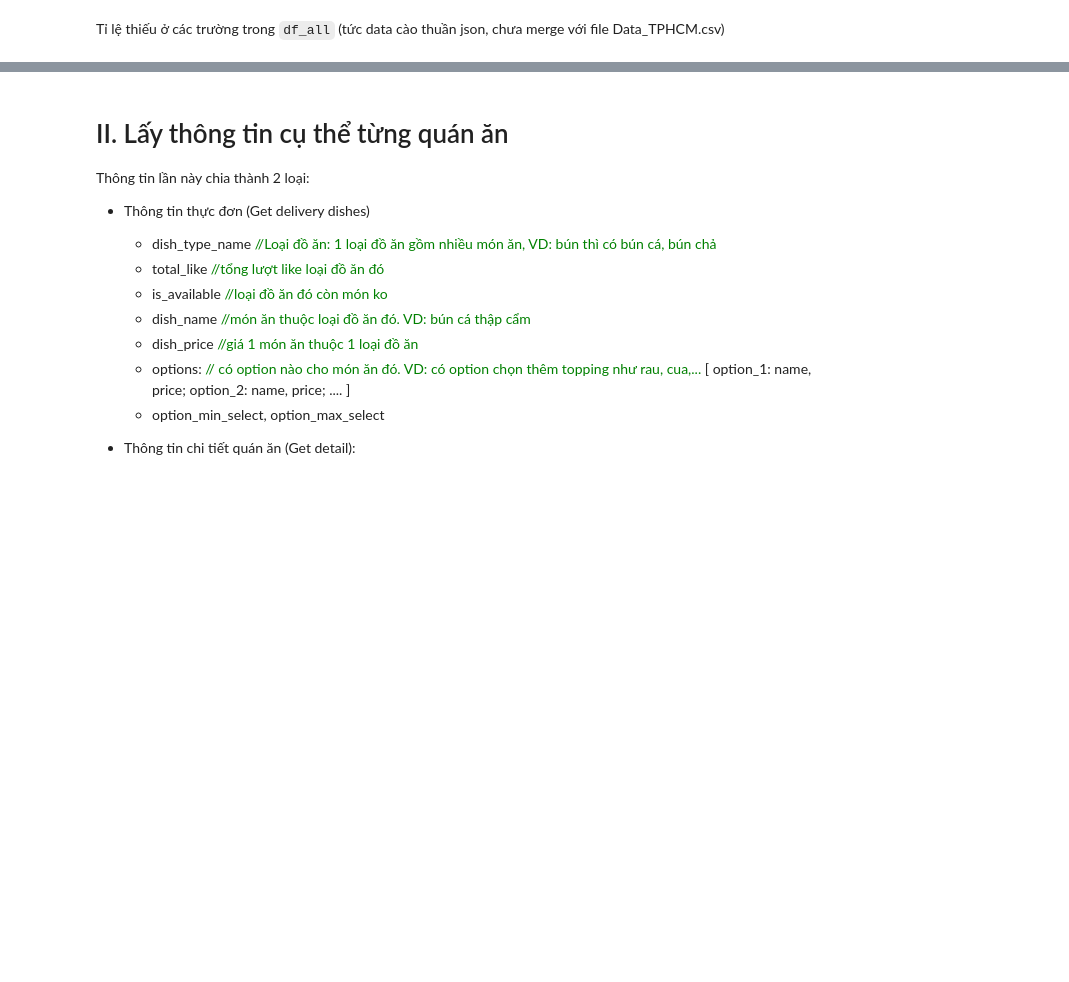
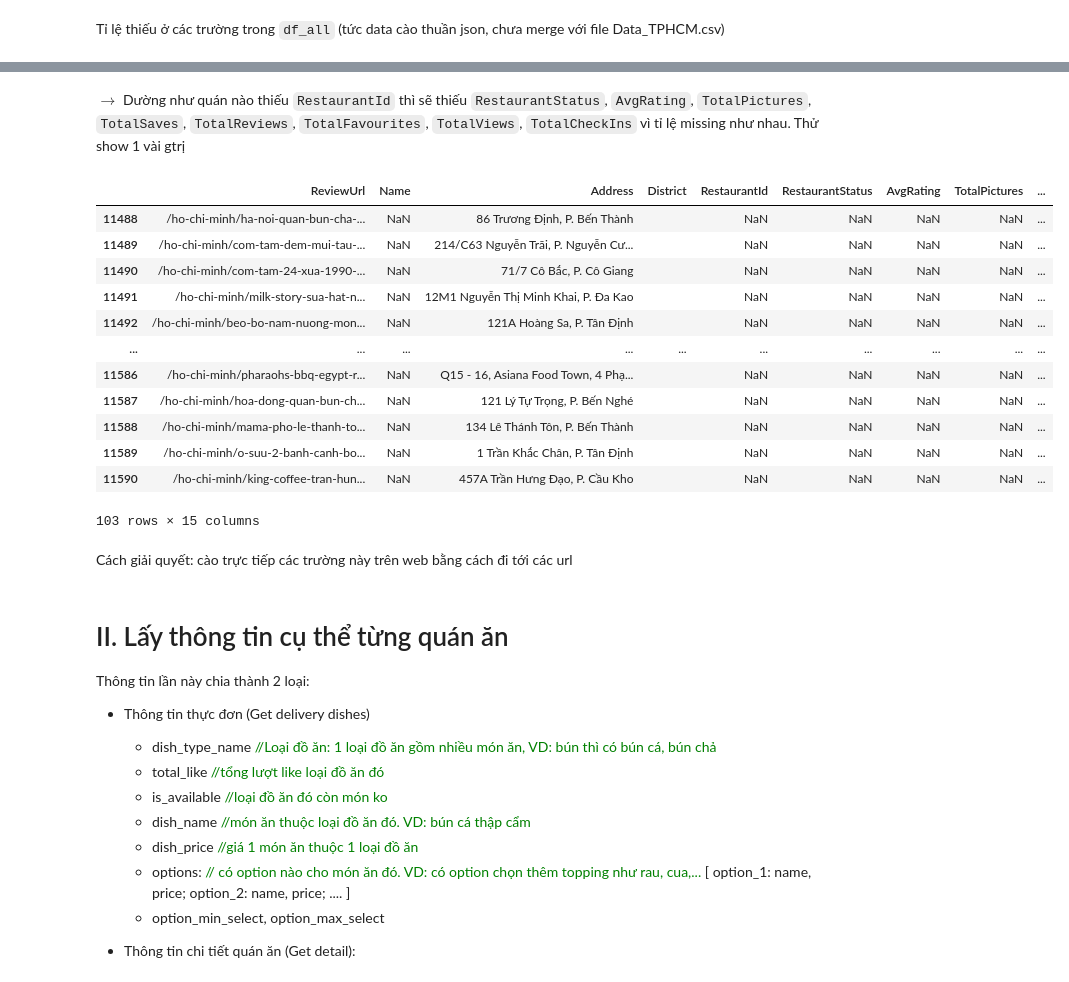
Before and after one commit to InventN/foody_API_data, a Jupyter notebook: crawl_data_api.ipynb, the cells around one changed output, grey strips where cells are left out. Drawn from its saved outputs; the diff is of its cells as text; code cells hidden in the pictures; blank space fills up the shorter version.

```diff
--- a/crawl_data_api.ipynb
+++ b/crawl_data_api.ipynb
@@ -157,6 +213,5 @@ SL data trùng RestaurantId: 1
 # %% [markdown]
 Tỉ lệ thiếu ở các trường trong `df_all` (tức data cào thuần json, chưa merge với file Data_TPHCM.csv)
 # %%
-df_all =
 df_all.dtypes
 # %% [output]
@@ -168,3 +246,23 @@ def missing_ratio(s):
+# %% [markdown]
+$\to$ Dường như quán nào thiếu `RestaurantId` thì sẽ thiếu `RestaurantStatus`, `AvgRating`, `TotalPictures`, `TotalSaves`, `TotalReviews`, `TotalFavourites`, `TotalViews`, `TotalCheckIns`	vì tỉ lệ missing như nhau. Thử show 1 vài gtrị
+# %%
+df_all[df_all['RestaurantId'].isna()]
+# %% [output]
+|  | ReviewUrl | Name | Address | District | RestaurantId | RestaurantStatus | AvgRating | TotalPictures | ... |
+| 11488 | /ho-chi-minh/ha-noi-quan-bun-cha-... | NaN | 86 Trương Định, P. Bến Thành |  | NaN | NaN | NaN | NaN | ... |
+| 11489 | /ho-chi-minh/com-tam-dem-mui-tau-... | NaN | 214/C63 Nguyễn Trãi, P. Nguyễn Cư... |  | NaN | NaN | NaN | NaN | ... |
+| 11490 | /ho-chi-minh/com-tam-24-xua-1990-... | NaN | 71/7 Cô Bắc, P. Cô Giang |  | NaN | NaN | NaN | NaN | ... |
+| 11491 | /ho-chi-minh/milk-story-sua-hat-n... | NaN | 12M1 Nguyễn Thị Minh Khai, P. Đa Kao |  | NaN | NaN | NaN | NaN | ... |
+| 11492 | /ho-chi-minh/beo-bo-nam-nuong-mon... | NaN | 121A Hoàng Sa, P. Tân Định |  | NaN | NaN | NaN | NaN | ... |
+| ... | ... | ... | ... | ... | ... | ... | ... | ... | ... |
+| 11586 | /ho-chi-minh/pharaohs-bbq-egypt-r... | NaN | Q15 - 16, Asiana Food Town, 4 Phạ... |  | NaN | NaN | NaN | NaN | ... |
+| 11587 | /ho-chi-minh/hoa-dong-quan-bun-ch... | NaN | 121 Lý Tự Trọng, P. Bến Nghé |  | NaN | NaN | NaN | NaN | ... |
+| 11588 | /ho-chi-minh/mama-pho-le-thanh-to... | NaN | 134 Lê Thánh Tôn, P. Bến Thành |  | NaN | NaN | NaN | NaN | ... |
+| 11589 | /ho-chi-minh/o-suu-2-banh-canh-bo... | NaN | 1 Trần Khắc Chân, P. Tân Định |  | NaN | NaN | NaN | NaN | ... |
+| 11590 | /ho-chi-minh/king-coffee-tran-hun... | NaN | 457A Trần Hưng Đạo, P. Cầu Kho |  | NaN | NaN | NaN | NaN | ... |
+103 rows × 15 columns
+# %% [markdown]
+Cách giải quyết: cào trực tiếp các trường này trên web bằng cách đi tới các url
 # %% [markdown]
 # II. Lấy thông tin cụ thể từng quán ăn
 Thông tin lần này chia thành 2 loại:
```
Also changed, not shown: parts of 14 cells of this notebook, 31 other files.
